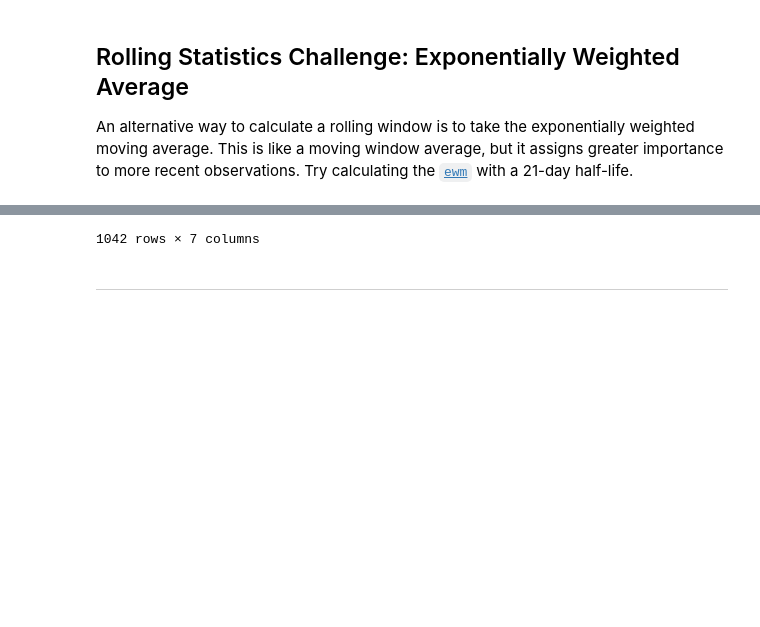
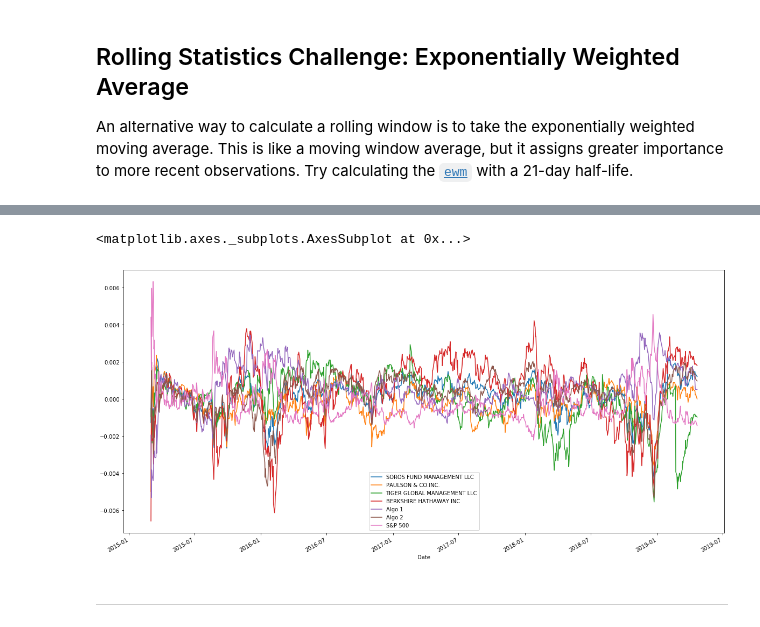
Before and after one commit to jarewa2/Pandas, a Jupyter notebook: whale_analysis.ipynb, the cells around one changed output, grey strips where cells are left out. Saved outputs shown, nothing was run; the diff lists cells and outputs as text; code cells hidden in the pictures; blank space fills up the shorter version.

```diff
--- a/whale_analysis.ipynb
+++ b/whale_analysis.ipynb
@@ -337,5 +339,5 @@ An alternative way to calculate a rolling window is to take the exponentially we
 # %%
 # Use `ewm` to calculate the rolling window
 rolling_ewm = combined_df.ewm(halflife=21).mean()
-rolling_ewm
+rolling_ewm.plot(figsize=(20,10))
 # %% [output]
@@ -355,4 +344,5 @@ rolling_ewm
-1042 rows × 7 columns
+<matplotlib.axes._subplots.AxesSubplot at 0x...>
+[figure, added]
 # %% [markdown]
 ---
 # %% [markdown]
```
Also changed, not shown: parts of 4 cells of this notebook.
